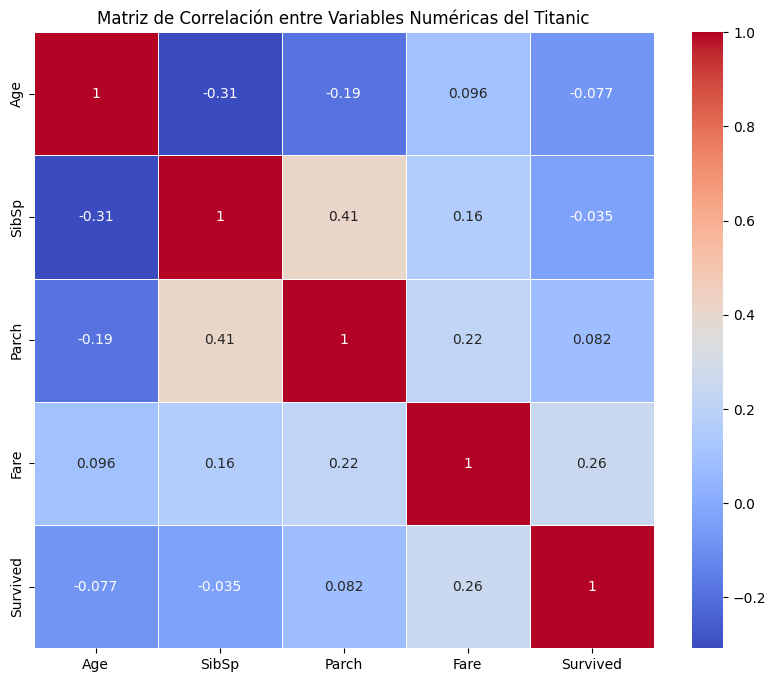
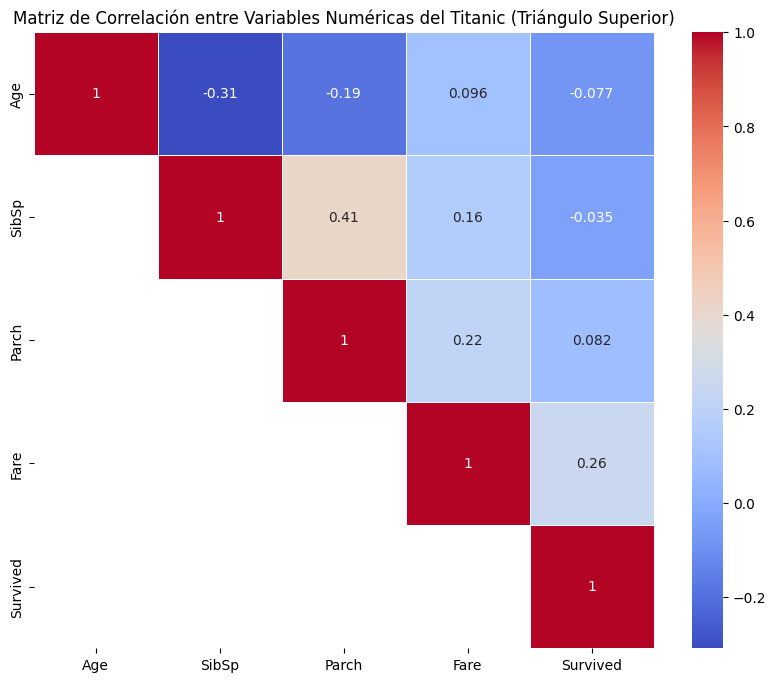
Code edit (unified diff) that turned the first committed figure into the second:
--- before
+++ after
@@ -1,2 +1,4 @@
+import numpy as np
+
 # Análisis de Correlación
 # Se podría eliminar aquellas variables que tengan una correlación baja o nula
@@ -10,7 +12,9 @@
 correlation_matrix = titanic_df[variables_numericas].corr()
 
-# Crear un mapa de calor de correlación
+mask = np.tril(np.ones_like(correlation_matrix, dtype=bool), k=-1)
+
+# Crear un mapa de calor de correlación con la máscara
 plt.figure(figsize=(10, 8))
-sns.heatmap(correlation_matrix, annot=True, cmap='coolwarm', linewidths=.5)
-plt.title('Matriz de Correlación entre Variables Numéricas del Titanic')
+sns.heatmap(correlation_matrix, annot=True, cmap='coolwarm', linewidths=.5, mask=mask)
+plt.title('Matriz de Correlación entre Variables Numéricas del Titanic (Triángulo Superior)')
 plt.show()

Commit: feat: Correccion de Tarea 1